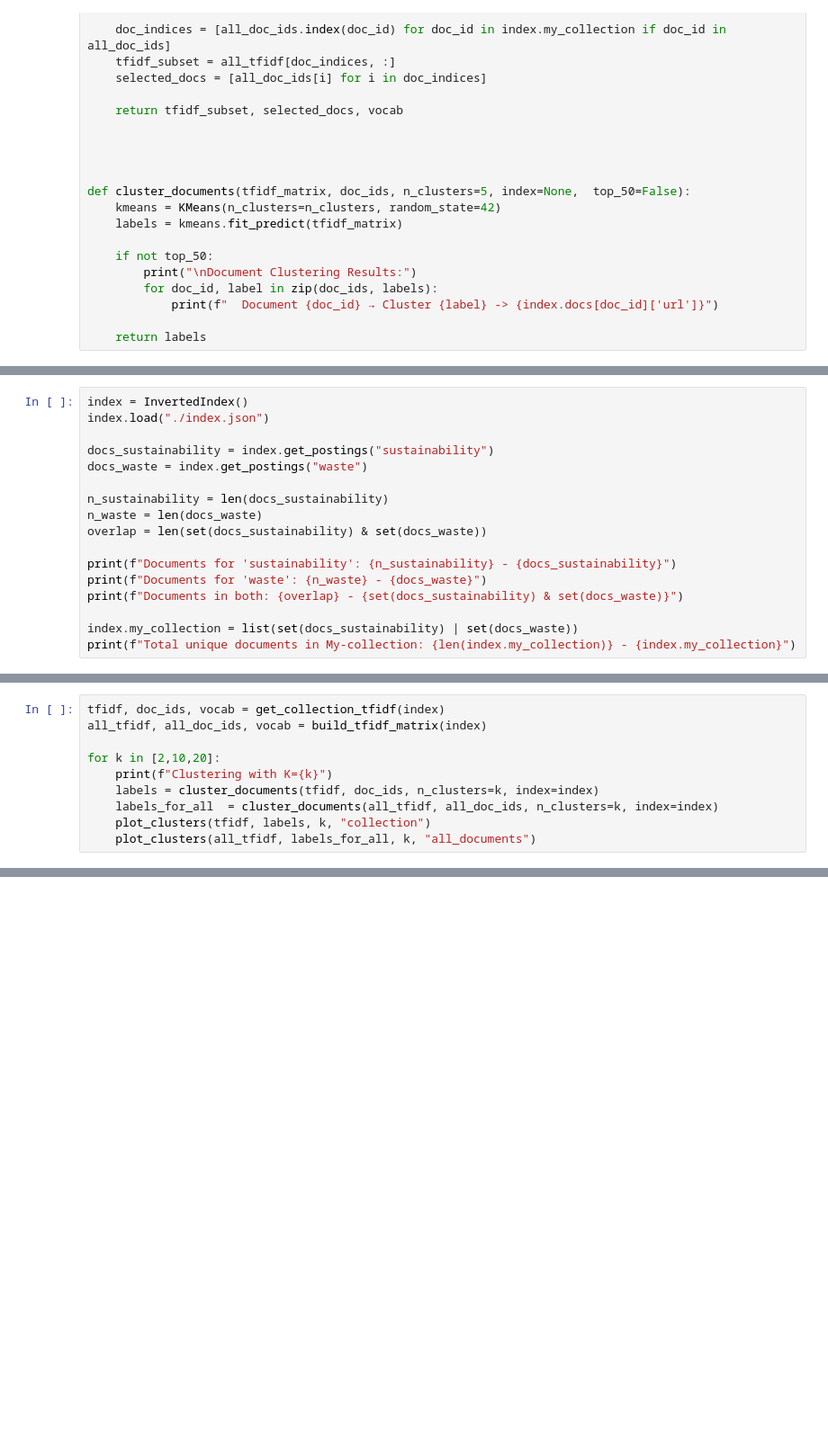
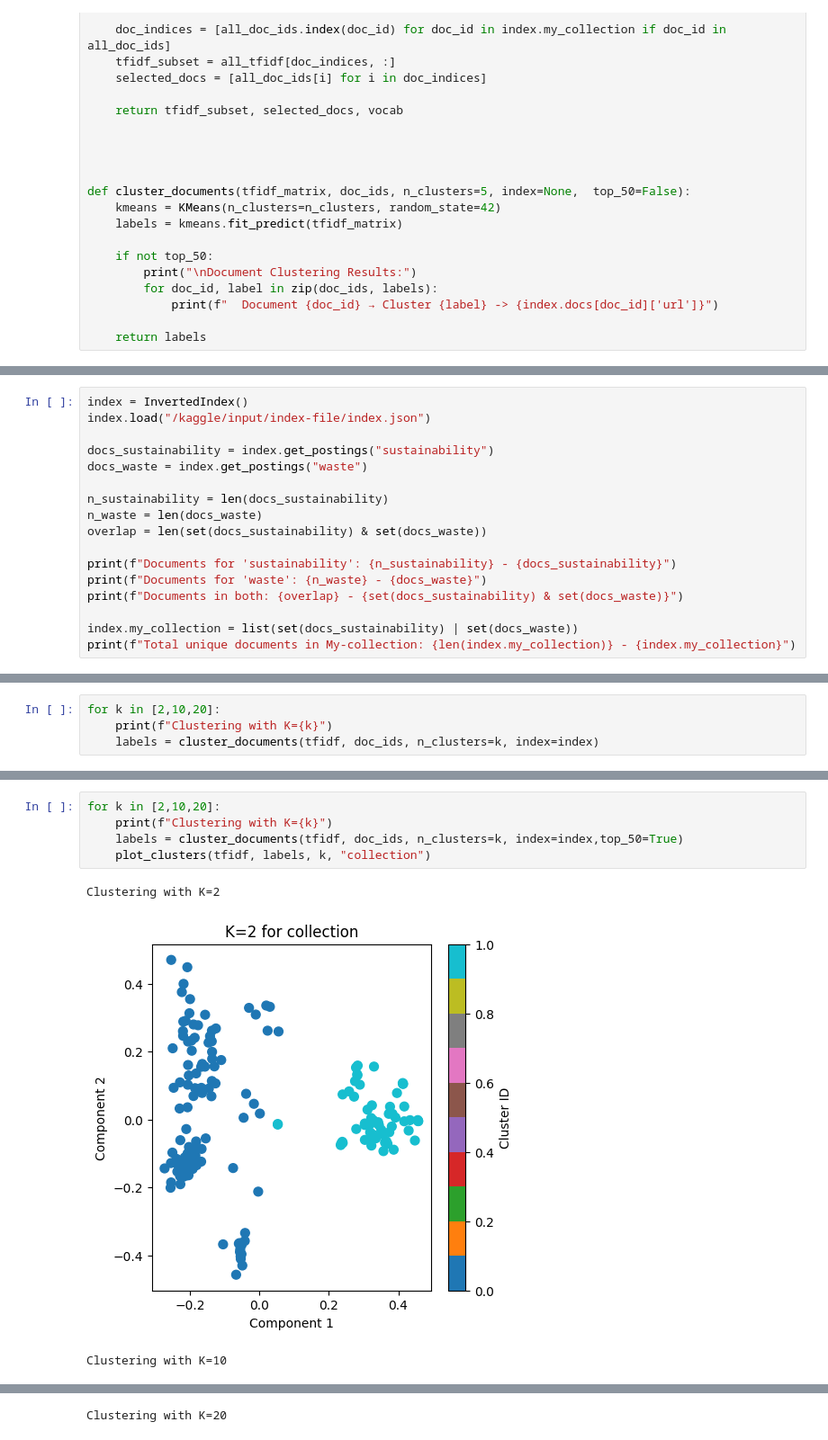
Before and after one commit to Sujith013/Web-Crawler-And-Indexer, a Jupyter notebook: clustering.ipynb, the cells around one changed output, grey strips where cells are left out. Shown: that part at 90% size. Drawn from its saved outputs; the diff is of its cells as text; blank space fills up the shorter version.

```diff
--- a/clustering.ipynb
+++ b/clustering.ipynb
@@ -68,6 +87,6 @@ def plot_clusters(tfidf_matrix, labels, k, val):
 # %%
 index = InvertedIndex()
-index.load("./index.json")
+index.load("/kaggle/input/index-file/index.json")
 
 docs_sustainability = index.get_postings("sustainability")
 docs_waste = index.get_postings("waste")
@@ -90,12 +123,6 @@ Total unique documents in My-collection: 30 - ['110', '841', '80', '77', '784',
 # %%
-tfidf, doc_ids, vocab = get_collection_tfidf(index)
-all_tfidf, all_doc_ids, vocab = build_tfidf_matrix(index)
-
 for k in [2,10,20]:
     print(f"Clustering with K={k}")
     labels = cluster_documents(tfidf, doc_ids, n_clusters=k, index=index)
-    labels_for_all  = cluster_documents(all_tfidf, all_doc_ids, n_clusters=k, index=index)
-    plot_clusters(tfidf, labels, k, "collection")
-    plot_clusters(all_tfidf, labels_for_all, k, "all_documents")
 # %% [output]
 Clustering with K=2
@@ -157,0 +180,9 @@ Document Clustering Results:
+# %%
+for k in [2,10,20]:
+    print(f"Clustering with K={k}")
+    labels = cluster_documents(tfidf, doc_ids, n_clusters=k, index=index,top_50=True)
+    plot_clusters(tfidf, labels, k, "collection")
+# %% [output]
+Clustering with K=2
+[figure, added]
+Clustering with K=10
@@ -157,0 +190 @@ Document Clustering Results:
+Clustering with K=20
```
Also changed, not shown: parts of 10 cells of this notebook, 4 other files.
